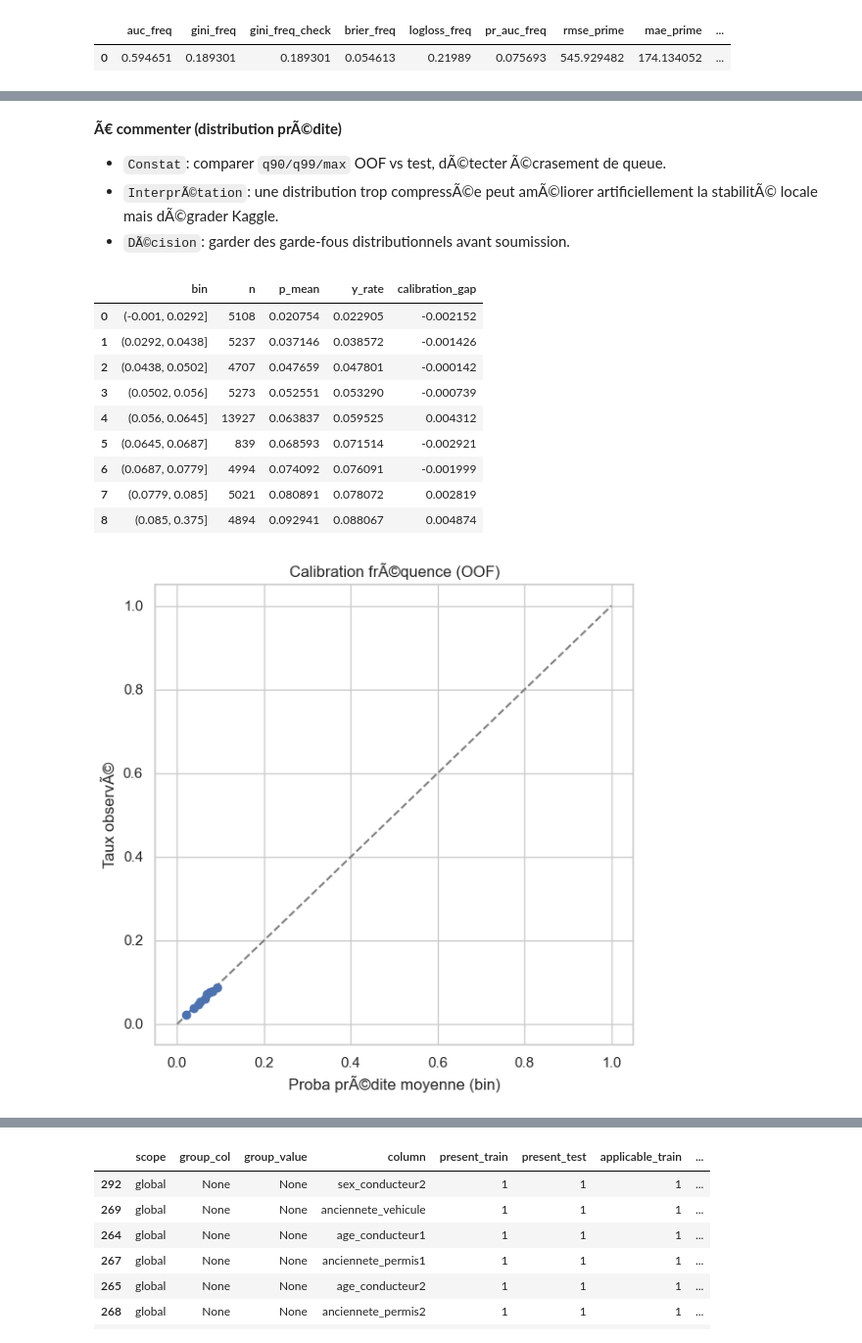
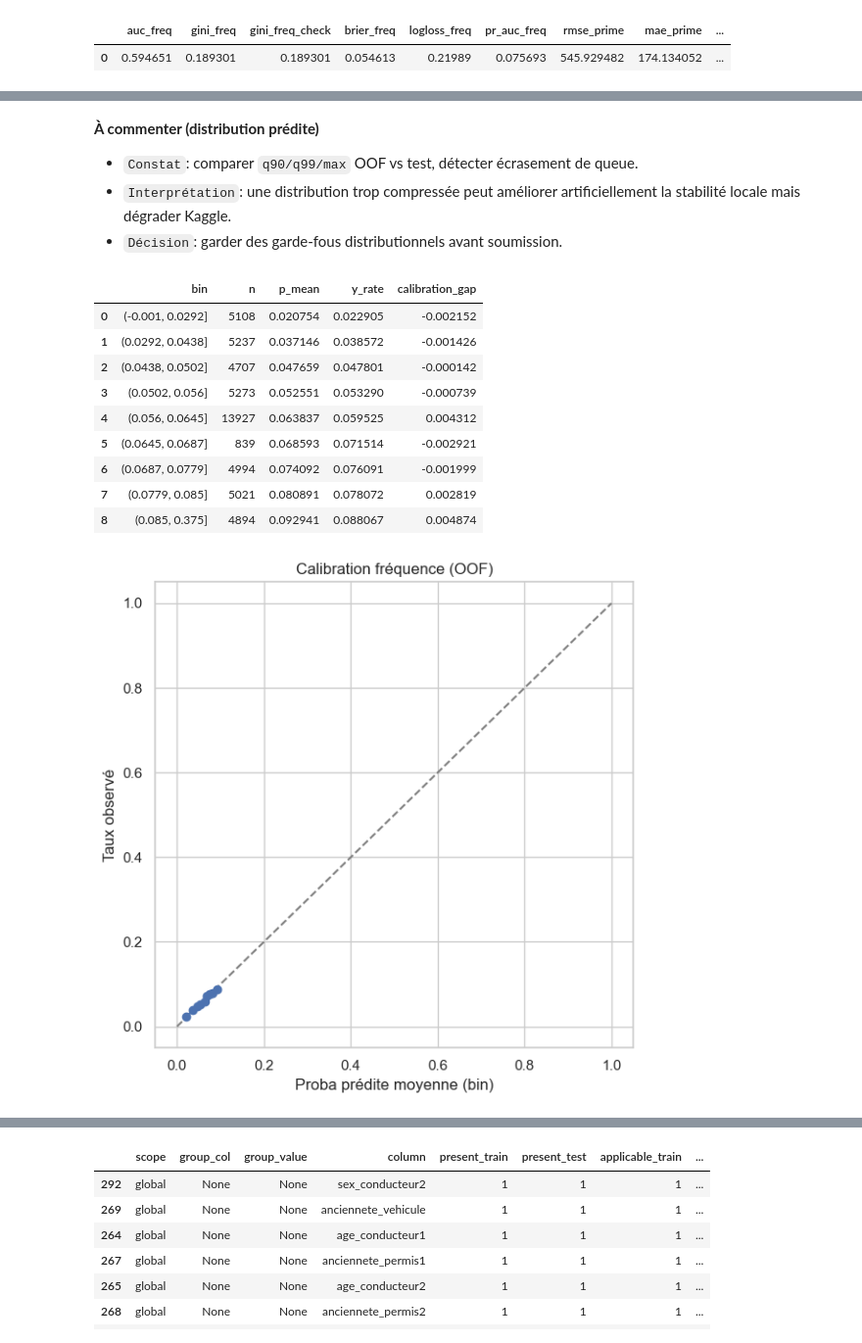
Before and after one commit to Mogramed/Calcul-prime-d-assurance, a Jupyter notebook: notebooks/ds/09_ds_model_diagnostics_storytelling.ipynb, the cells around one changed output, grey strips where cells are left out. Shown at 98% size. Cells and saved outputs as stored; diff of their text form; code cells hidden in the pictures.

```diff
--- a/notebooks/ds/09_ds_model_diagnostics_storytelling.ipynb
+++ b/notebooks/ds/09_ds_model_diagnostics_storytelling.ipynb
@@ -397,34 +397,34 @@ else:
 | 24 | base_v2|catboost|two_part_classic... | aux_blocked5 | oof | 50000 | 106.418048 | 54.448796 | 102.668593 | 176.887607 | 201.238610 | 253.813848 | ... |
 | 154 | base_v2|xgboost|two_part_tweedie|... | secondary_group | oof | 50000 | 103.083703 | 55.911728 | 107.335519 | 171.082317 | 189.509280 | 253.721057 | ... |
 # %% [markdown]
-**Ã€ commenter (distribution prÃ©dite)**
-- `Constat`: comparer `q90/q99/max` OOF vs test, dÃ©tecter Ã©crasement de queue.
-- `InterprÃ©tation`: une distribution trop compressÃ©e peut amÃ©liorer artificiellement la stabilitÃ© locale mais dÃ©grader Kaggle.
-- `DÃ©cision`: garder des garde-fous distributionnels avant soumission.
+**À commenter (distribution prédite)**
+- `Constat`: comparer `q90/q99/max` OOF vs test, détecter écrasement de queue.
+- `Interprétation`: une distribution trop compressée peut améliorer artificiellement la stabilité locale mais dégrader Kaggle.
+- `Décision`: garder des garde-fous distributionnels avant soumission.
 # %%
-# Calibration frÃ©quence (reliability-like)
+# Calibration fréquence (reliability-like)
 cal_df = diag_tables.get("calibration_freq", pd.DataFrame()) if diag_tables else pd.DataFrame()
 if not cal_df.empty:
     display(cal_df)
     plt.figure(figsize=(6, 6))
     plt.plot([0,1],[0,1], '--', color='gray')
     plt.plot(cal_df["p_mean"], cal_df["y_rate"], marker='o')
-    plt.xlabel("Proba prÃ©dite moyenne (bin)")
-    plt.ylabel("Taux observÃ©")
-    plt.title("Calibration frÃ©quence (OOF)")
+    plt.xlabel("Proba prédite moyenne (bin)")
+    plt.ylabel("Taux observé")
+    plt.title("Calibration fréquence (OOF)")
     plt.tight_layout()
 else:
     print("Calibration table indisponible.")
 # %% [output]
 |  | bin | n | p_mean | y_rate | calibration_gap |
 | 0 | (-0.001, 0.0292] | 5108 | 0.020754 | 0.022905 | -0.002152 |
 | 1 | (0.0292, 0.0438] | 5237 | 0.037146 | 0.038572 | -0.001426 |
 | 2 | (0.0438, 0.0502] | 4707 | 0.047659 | 0.047801 | -0.000142 |
 | 3 | (0.0502, 0.056] | 5273 | 0.052551 | 0.053290 | -0.000739 |
 | 4 | (0.056, 0.0645] | 13927 | 0.063837 | 0.059525 | 0.004312 |
 | 5 | (0.0645, 0.0687] | 839 | 0.068593 | 0.071514 | -0.002921 |
 | 6 | (0.0687, 0.0779] | 4994 | 0.074092 | 0.076091 | -0.001999 |
 | 7 | (0.0779, 0.085] | 5021 | 0.080891 | 0.078072 | 0.002819 |
 | 8 | (0.085, 0.375] | 4894 | 0.092941 | 0.088067 | 0.004874 |
-[figure, old version]
+[figure, new version]
 # %%
```
Also changed, not shown: parts of 22 cells of this notebook, 5 other files.
